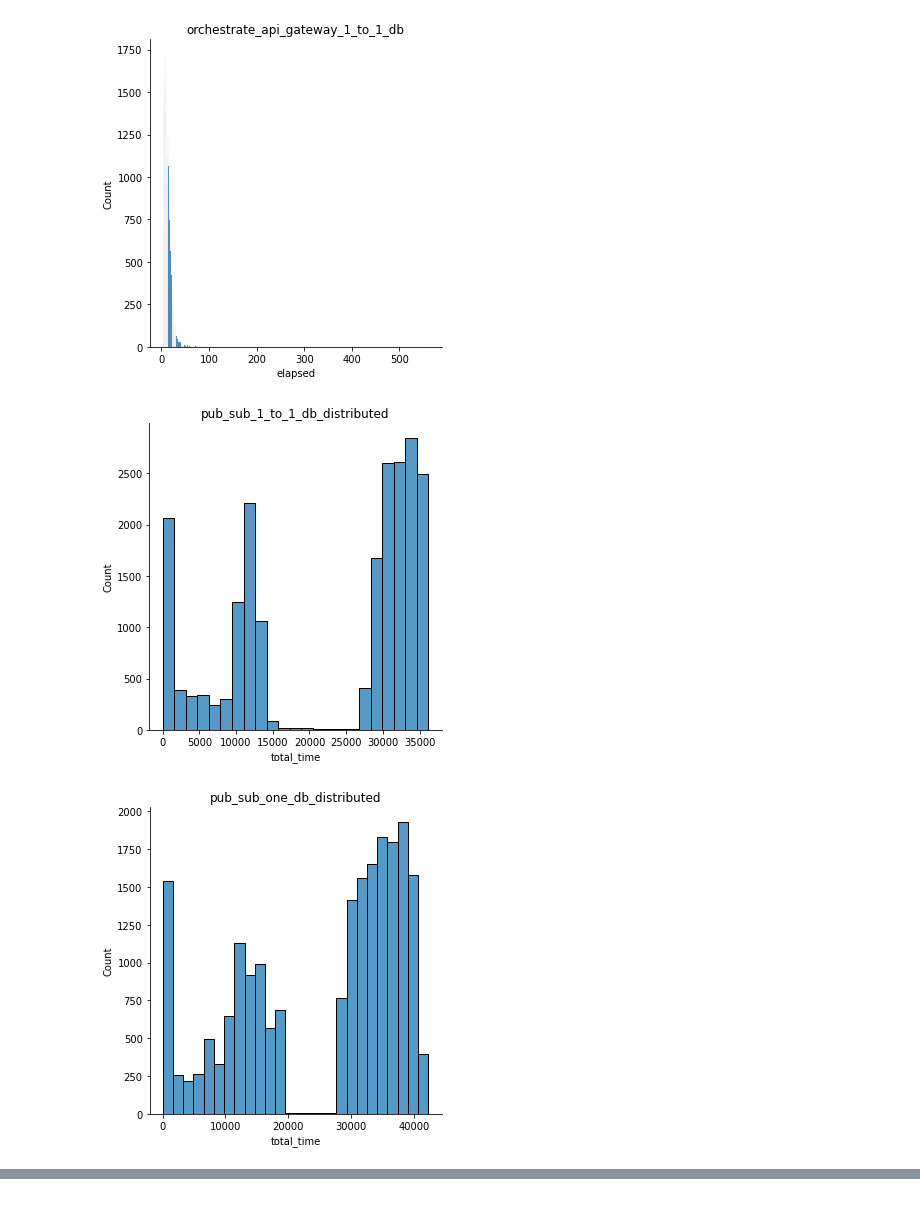
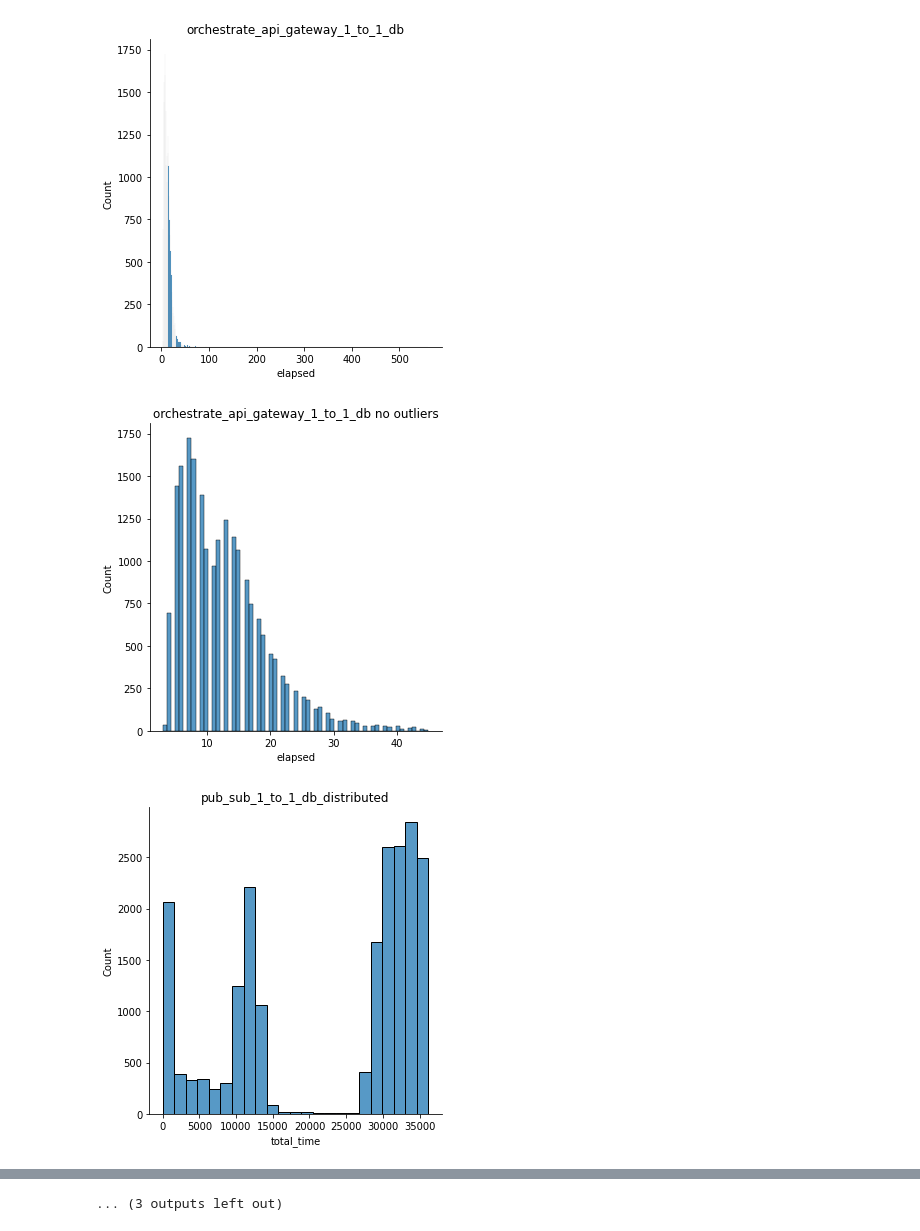
Before and after one commit to pufarin/micro-cocome-statistics, a Jupyter notebook: src/Jupiter.ipynb, the cells around one changed output, grey strips where cells are left out. Drawn from its saved outputs; the diff is of its cells as text; code cells hidden in the pictures.

```diff
--- a/src/Jupiter.ipynb
+++ b/src/Jupiter.ipynb
@@ -112,7 +112,7 @@ plt.title('orchestrate_api_gateway_1_to_1_db')
 
 # no outliers
 sns.displot(prunedOApi1to1, x="elapsed")
-plt.title('orchestrate_api_gateway_1_to_1_db no ')
+plt.title('orchestrate_api_gateway_1_to_1_db no outliers')
 
 
 
@@ -179,3 +179,3 @@ plt.show()
 [figure]
-[figure, old version]
+[figure, new version]
-[figure, old version]
+[figure, new version]
@@ -183,0 +182 @@ plt.show()
+... (3 outputs left out)
```
Also changed, not shown: parts of 1 cell of this notebook.
